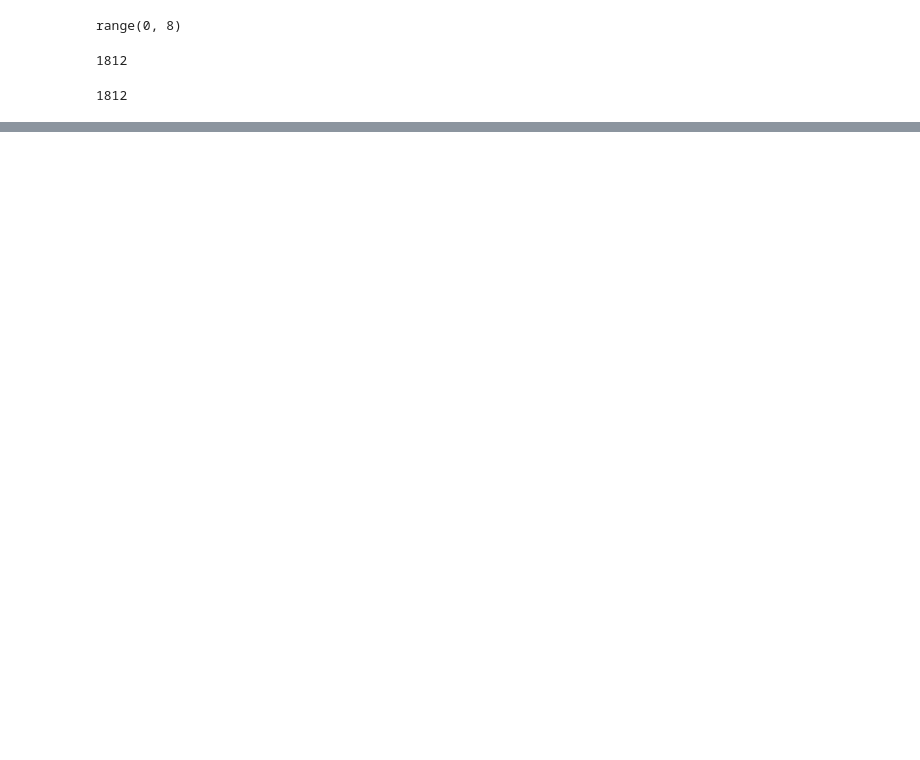
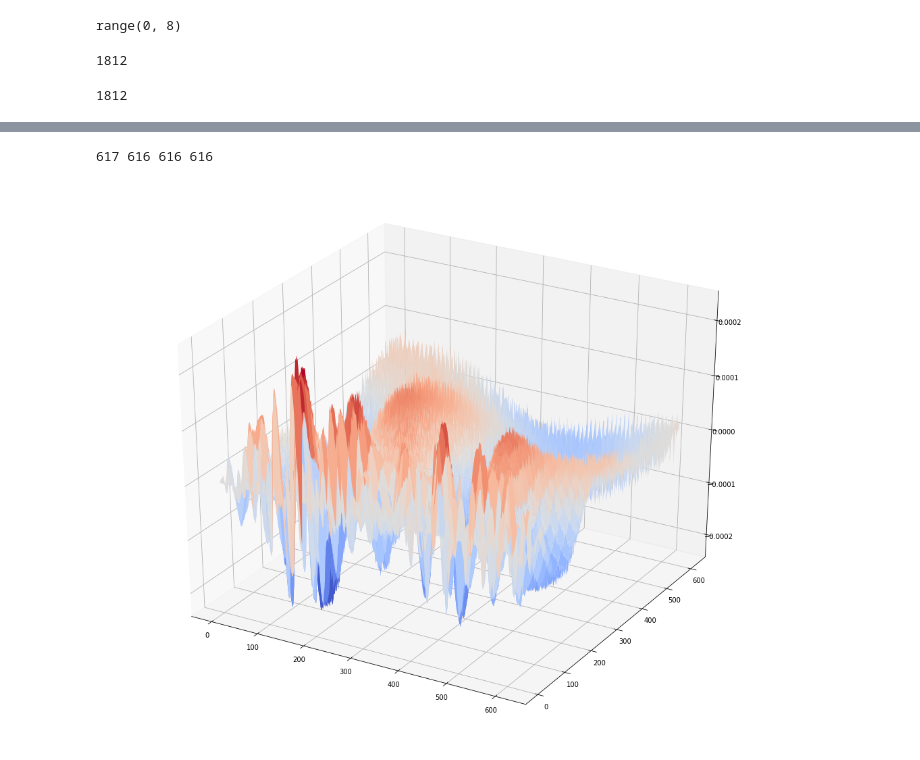
Before and after one commit to priyankasri1331/EEG_EMG, a Jupyter notebook: merging_and_preprocessing_new.ipynb, the cells around one changed output, grey strips where cells are left out. Saved outputs shown, nothing was run; the diff lists cells and outputs as text; code cells hidden in the pictures; blank space fills up the shorter version.

```diff
--- a/merging_and_preprocessing_new.ipynb
+++ b/merging_and_preprocessing_new.ipynb
@@ -222,0 +353,23 @@ with open("var.csv","w+") as my_csv:
+# %%
+fig = plt.figure(figsize=(40,15))
+
+ax1 = fig.add_subplot(1,2,1,projection = '3d')
+
+Y = np.arange(1,617,1)
+X = np.arange(1,618,1)
+
+
+print(len(X),len(Y),len(coeff1),len(freq1))
+
+X,Y = np.meshgrid(X,Y)
+
+ax1.plot_surface(X,Y,coeff1,cmap=cm.coolwarm,linewidth=0,antialiased=True)
+
+#ax2 = fig.add_subplot(1,2,2,projection = '3d')
+
+#ax2.plot_surface(X,Y,coeff2,cmap=cm.coolwarm,linewidth=0,antialiased=True)
+
+plt.show()
+# %% [output]
+617 616 616 616
+[figure, added]
```
Also changed, not shown: parts of 41 cells of this notebook.
